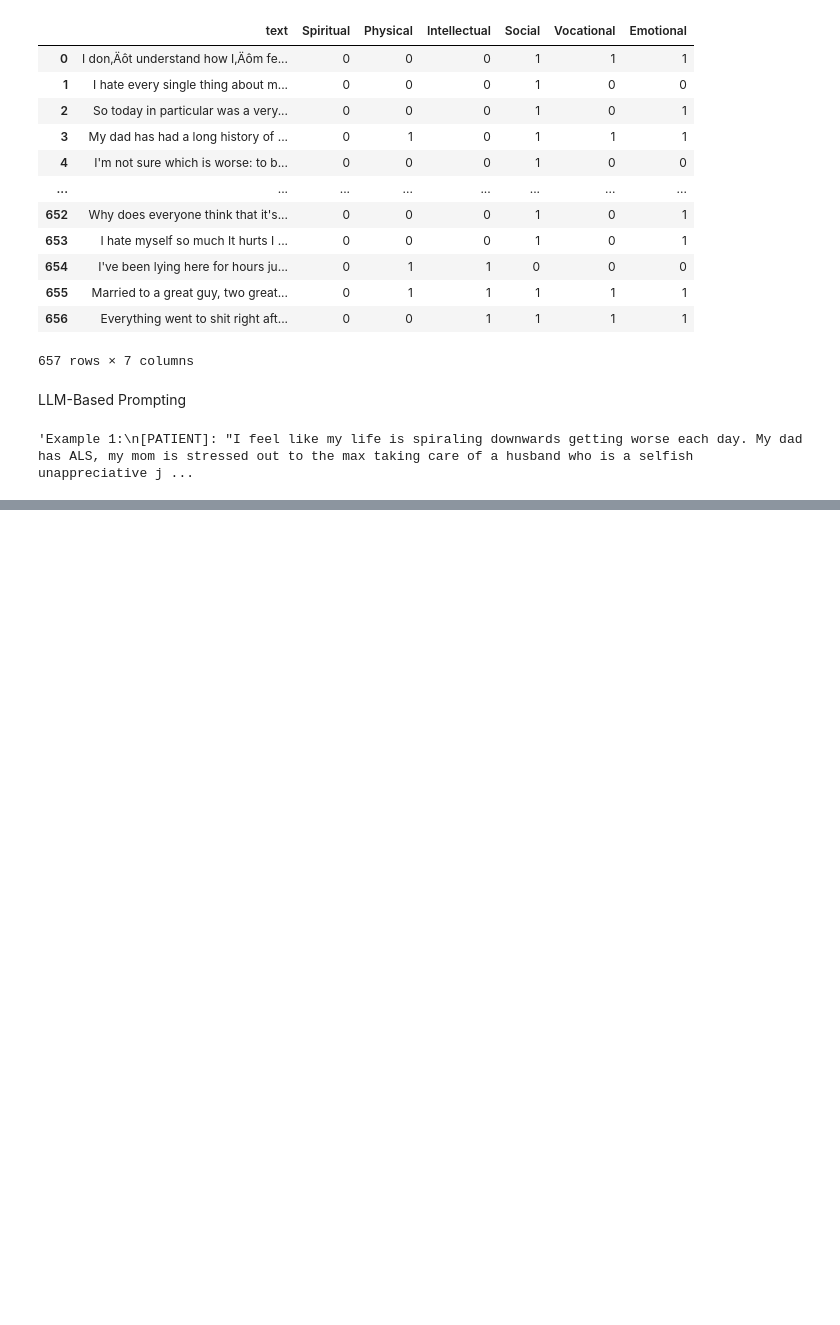
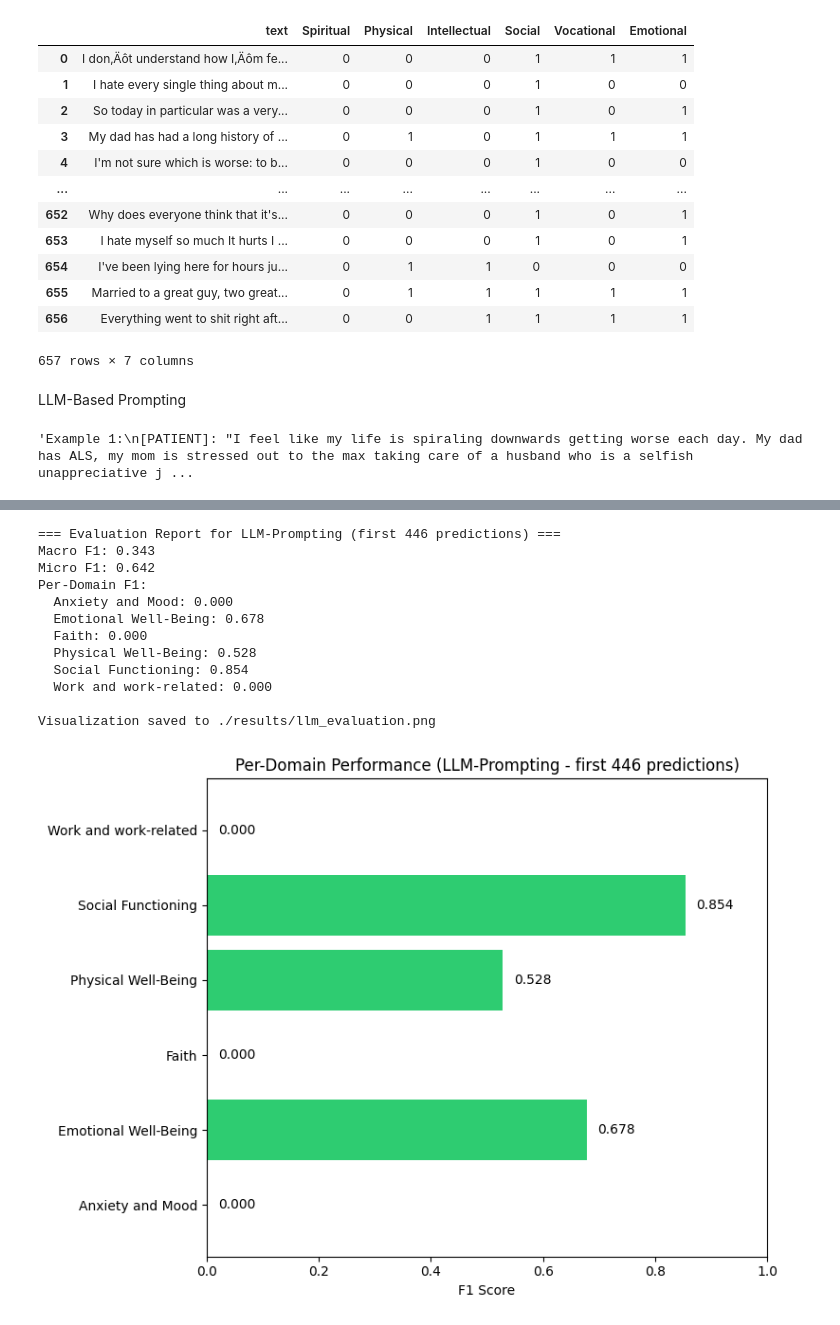
Before and after one commit to jayaramanp/cNLP4QoL, a Jupyter notebook: cNLP4QoL_workbook3.ipynb, the cells around one changed output, grey strips where cells are left out. Cells and saved outputs as stored; diff of their text form; code cells hidden in the pictures; blank space fills up the shorter version.

```diff
--- a/cNLP4QoL_workbook3.ipynb
+++ b/cNLP4QoL_workbook3.ipynb
@@ -132,11 +135,10 @@ import json
 df_column_to_qol_domain = {
     'Physical': 'Physical Well-Being',
     'Emotional': 'Emotional Well-Being',
-    'Social': 'Social Functioning'
-    # 'Spiritual', 'Intellectual', 'Vocational' from train_df do not directly map
-    # to the specific QoL domains defined in SYSTEM_PROMPT. They are excluded
-    # from the generated qol_domains to maintain consistency with the
-    # SYSTEM_PROMPT's expected output.
+    'Social': 'Social Functioning',
+    'Spiritual': 'Faith',
+    'Intellectual': 'Anxiety and Mood',
+    'Vocational': 'Work and work-related'
 }
 
 def generate_llm_few_shot_example(row_index, df):
@@ -174,7 +176,7 @@ Response:
 
 # Generate a few examples from train_df
 new_few_shot_examples_list = []
-num_examples_to_generate = 5 # Limiting to 5 examples for few-shot
+num_examples_to_generate = 10 # Limiting to 5 examples for few-shot
 
 # Ensure we don't try to get more examples than available rows
 actual_num_examples = min(num_examples_to_generate, len(train_df))
@@ -280,11 +301,15 @@ from sklearn.preprocessing import MultiLabelBinarizer
 import os
 
 # 1. Define the relevant QoL domains for evaluation (based on available ground truth in test_df)
-eval_domains = ['Physical Well-Being', 'Emotional Well-Being', 'Social Functioning']
+# These are derived from the df_column_to_qol_domain mapping previously established
+eval_domains = sorted(list(set(df_column_to_qol_domain.values())))
+
+# Truncate to 446 predictions as requested and due to previous quota issues.
+num_predictions_to_evaluate = 446
 
 # 2. Prepare ground truth labels from test_df
 y_true_list = []
-for index, row in test_df.iterrows():
+for index, row in test_df.head(num_predictions_to_evaluate).iterrows():
     current_gt_domains = []
     if row['Physical'] == 1:
         current_gt_domains.append('Physical Well-Being')
@@ -292,19 +317,24 @@ for index, row in test_df.iterrows():
         current_gt_domains.append('Emotional Well-Being')
     if row['Social'] == 1:
         current_gt_domains.append('Social Functioning')
+    if row['Spiritual'] == 1:
+        current_gt_domains.append('Faith')
+    if row['Intellectual'] == 1:
+        current_gt_domains.append('Anxiety and Mood')
+    if row['Vocational'] == 1:
+        current_gt_domains.append('Work and work-related')
     y_true_list.append(current_gt_domains)
 
 # 3. Prepare predicted labels from llm_full_test_df_predictions
 y_pred_list = []
-for prediction in llm_full_test_df_predictions:
+for prediction in llm_full_test_df_predictions[:num_predictions_to_evaluate]:
     # Filter predicted domains to only include those we have ground truth for
     filtered_predicted_domains = [d for d in prediction['qol_domains'] if d in eval_domains]
     y_pred_list.append(filtered_predicted_domains)
 
 # Ensure y_true_list and y_pred_list have the same length
 if len(y_true_list) != len(y_pred_list):
-    print("Warning: Mismatch in length between ground truth and predictions.")
-    # In a real scenario, you might want to align them or raise an error
+    print(f"Warning: Mismatch in length between ground truth ({len(y_true_list)}) and predictions ({len(y_pred_list)}).")
     raise ValueError("Lengths of ground truth and predictions do not match. Please ensure all predictions were successfully generated.")
 
 # 4. Binarize labels
@@ -335,35 +365,49 @@ evaluation_report[method_name] = {
     "per_domain_f1": per_domain_f1
 }
 
-print(f"=== Evaluation Report for {method_name} ===")
+print(f"=== Evaluation Report for {method_name} (first {num_predictions_to_evaluate} predictions) ===")
 print(f"Macro F1: {evaluation_report[method_name]['macro_f1']:.3f}")
 print(f"Micro F1: {evaluation_report[method_name]['micro_f1']:.3f}")
 print("Per-Domain F1:")
 for domain, score in evaluation_report[method_name]['per_domain_f1'].items():
     print(f"  {domain}: {score:.3f}")
 
 # 6. Visualize results (adapted for single method)
 fig, ax = plt.subplots(figsize=(8, 6))
 
 # Per-domain F1 for LLM-Prompting
 per_domain = evaluation_report[method_name]["per_domain_f1"]
 # Sort domains for consistent plotting
 sorted_domains = sorted(per_domain.keys())
 sorted_scores = [per_domain[d] for d in sorted_domains]
 
 ax.barh(sorted_domains, sorted_scores, color="#2ecc71")
 ax.set_xlabel("F1 Score")
-ax.set_title(f"Per-Domain Performance ({method_name})")
+ax.set_title(f"Per-Domain Performance ({method_name} - first {num_predictions_to_evaluate} predictions)")
 ax.set_xlim([0, 1.0])
 for i, score in enumerate(sorted_scores):
     ax.text(score + 0.02, i, f"{score:.3f}", va="center")
 
 plt.tight_layout()
 
 # Create results directory if it doesn't exist
 os.makedirs("./results", exist_ok=True)
 plt.savefig("./results/llm_evaluation.png", dpi=300, bbox_inches="tight")
 print("\nVisualization saved to ./results/llm_evaluation.png")
+# %% [output]
+=== Evaluation Report for LLM-Prompting (first 446 predictions) ===
+Macro F1: 0.343
+Micro F1: 0.642
+Per-Domain F1:
+  Anxiety and Mood: 0.000
+  Emotional Well-Being: 0.678
+  Faith: 0.000
+  Physical Well-Being: 0.528
+  Social Functioning: 0.854
+  Work and work-related: 0.000
+
+Visualization saved to ./results/llm_evaluation.png
+[figure, added]
 # %%
 from datasets import load_dataset
 
```
Also changed, not shown: parts of 5 cells of this notebook.
